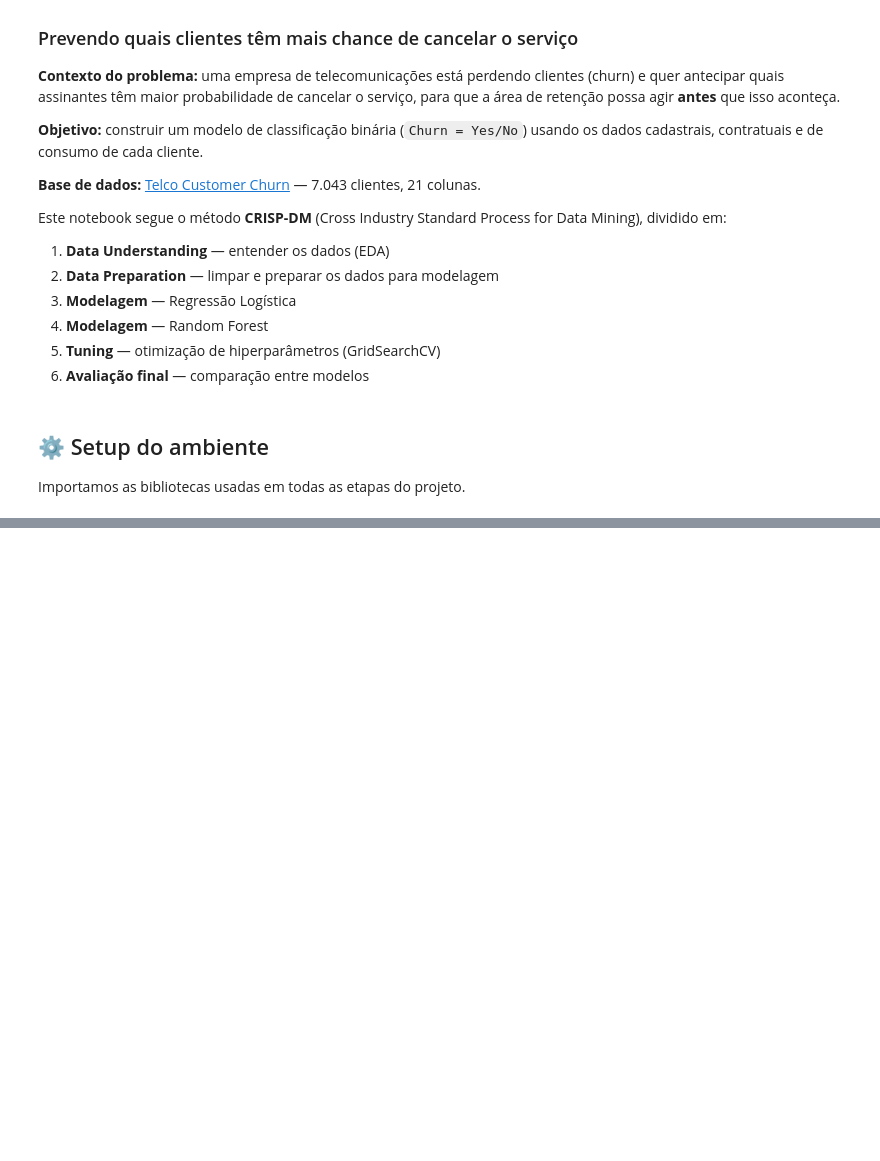
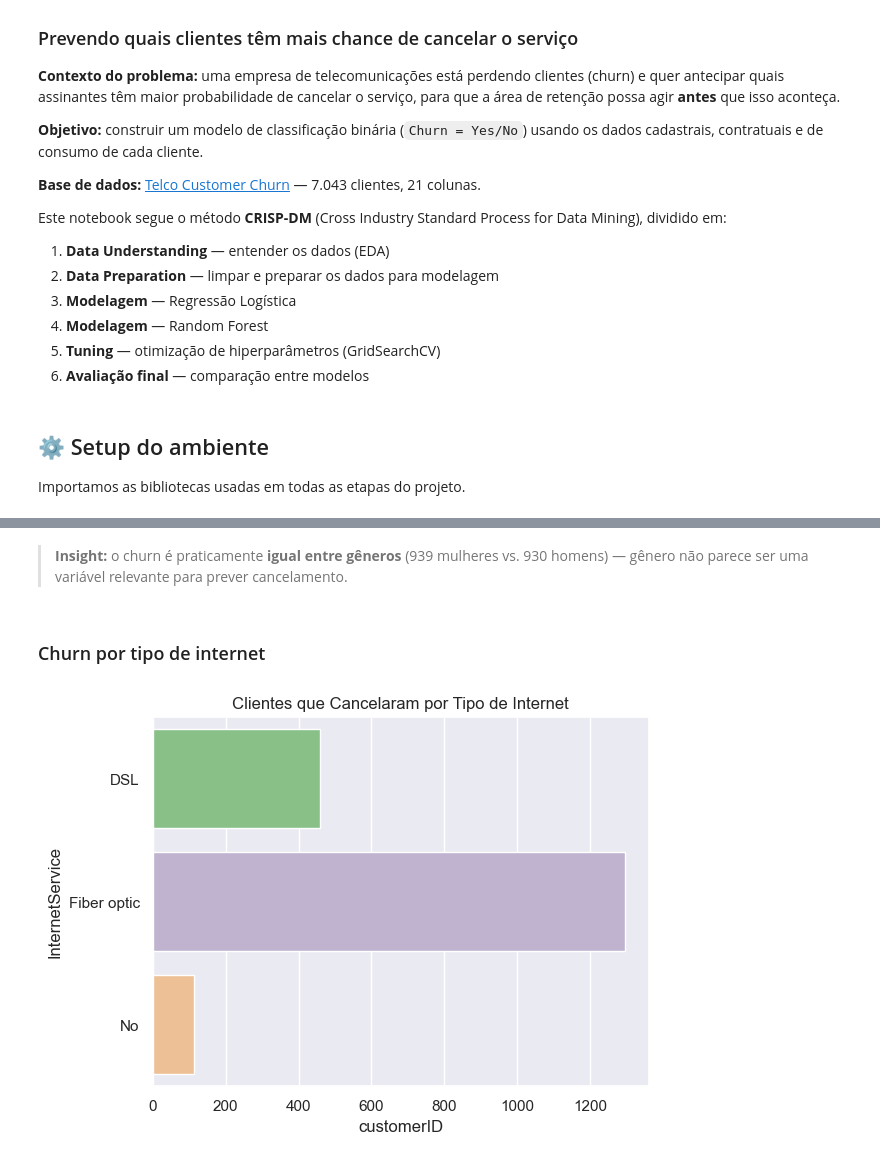
Before and after one commit to VivianeAndrade1988/Previs-o-de-churn-de-clientes--Telecom, a Jupyter notebook: notebooks/churn_prediction.ipynb, the cells around one changed output, grey strips where cells are left out. Drawn from its saved outputs; the diff is of its cells as text; code cells hidden in the pictures; blank space fills up the shorter version.

```diff
--- a/notebooks/churn_prediction.ipynb
+++ b/notebooks/churn_prediction.ipynb
@@ -51,0 +224,12 @@ pd.set_option('display.max_columns', None)
+# %% [markdown]
+> **Insight:** o churn é praticamente **igual entre gêneros** (939 mulheres vs. 930 homens) —
+> gênero não parece ser uma variável relevante para prever cancelamento.
+# %% [markdown]
+### Churn por tipo de internet
+# %%
+churn_internet = df.query("Churn == 'Yes'").groupby("InternetService")['customerID'].count().reset_index()
+ax = sns.barplot(data=churn_internet, x="customerID", y="InternetService")
+ax.set_title("Clientes que Cancelaram por Tipo de Internet")
+plt.show()
+# %% [output]
+[figure, added]
```
Also changed, not shown: parts of 28 cells of this notebook.
